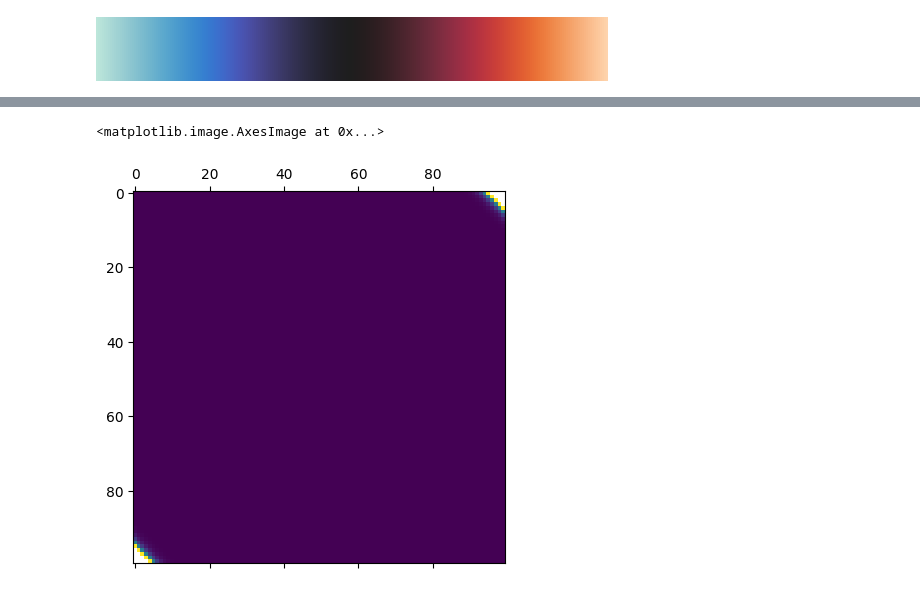
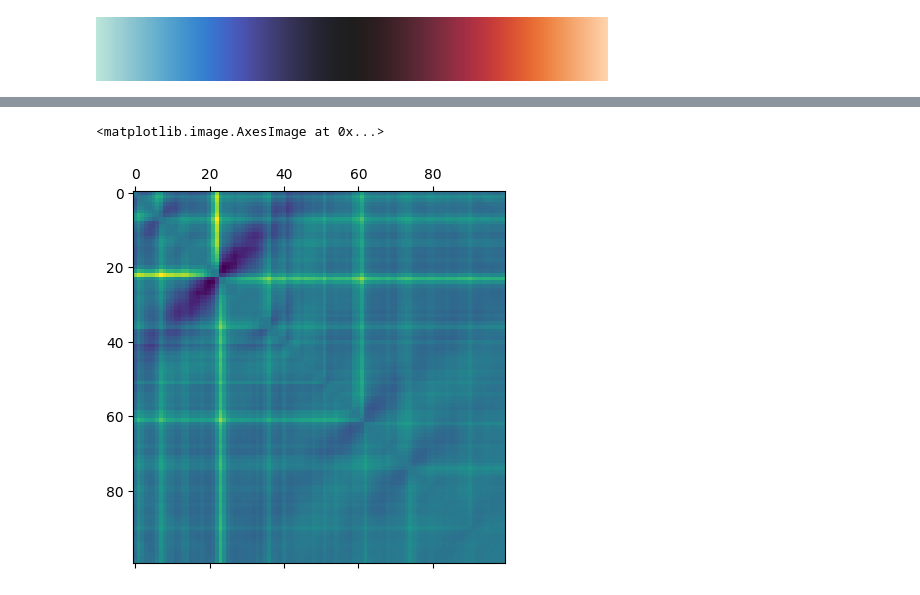
Before and after one commit to boooooogey/loopextrusion-pytorch, a Jupyter notebook: encode_to_contact.ipynb, the cells around one changed output, grey strips where cells are left out. Drawn from its saved outputs; the diff is of its cells as text; code cells hidden in the pictures.

Commit message:
working encode to contact pipeline

```diff
--- a/encode_to_contact.ipynb
+++ b/encode_to_contact.ipynb
@@ -127,2 +188,2 @@ diag_stop = 60
 # %%
-mat_tmp = map_tmp[np.newaxis]
+mat_tmp = torch.tensor(diagonal_normalize(map_tmp)[np.newaxis], dtype=torch.float32)
@@ -140,5 +206,5 @@ best_loss_model, best_corr_model, arr_loss, arr_corr = train_w_signal(model,
                                                                       diag_start,
                                                                       diag_stop,
                                                                       dev,
-                                                                      num_epoch=100)
+                                                                      num_epoch=1500)
 # %% [output]
@@ -156,2 +222,4 @@ plt.plot(arr_corr)
 # %%
-pred_map = best_loss_model.cpu().contact_map_prediction(encode_tmp, torch.ones((1, encode_tmp.shape[1])) * encode_tmp.shape[1])
+pred_map = best_corr_model.cpu().contact_map_prediction(encode_tmp, torch.ones((1, encode_tmp.shape[1])) * encode_tmp.shape[1]).detach().cpu().numpy()
+# %%
+pred_map = diagonal_normalize(np.log(pred_map[0]))
@@ -158,5 +232,5 @@ pred_map = best_loss_model.cpu().contact_map_prediction(encode_tmp, torch.ones((
 # %%
-plt.matshow(pred_map[0])
+plt.matshow(pred_map)
 # %% [output]
 <matplotlib.image.AxesImage at 0x...>
-[figure, old version]
+[figure, new version]
```
Also changed, not shown: parts of 35 cells of this notebook.
